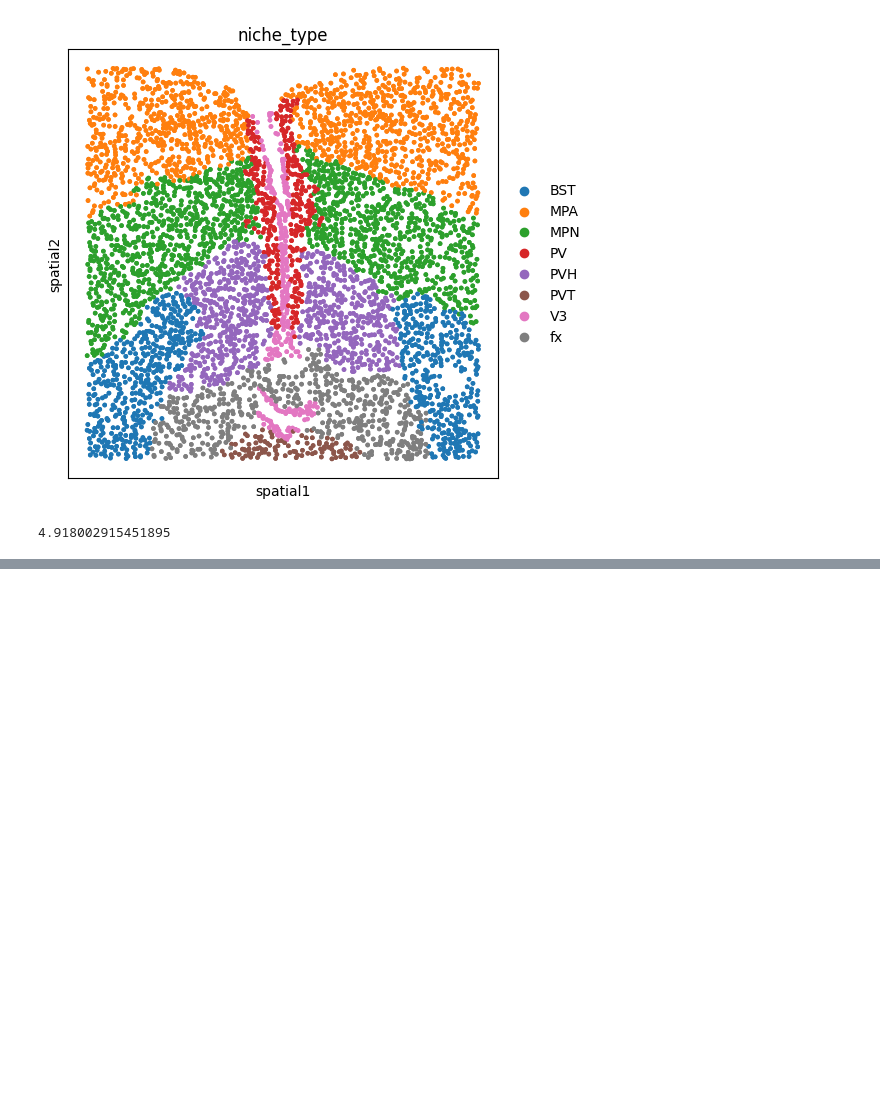
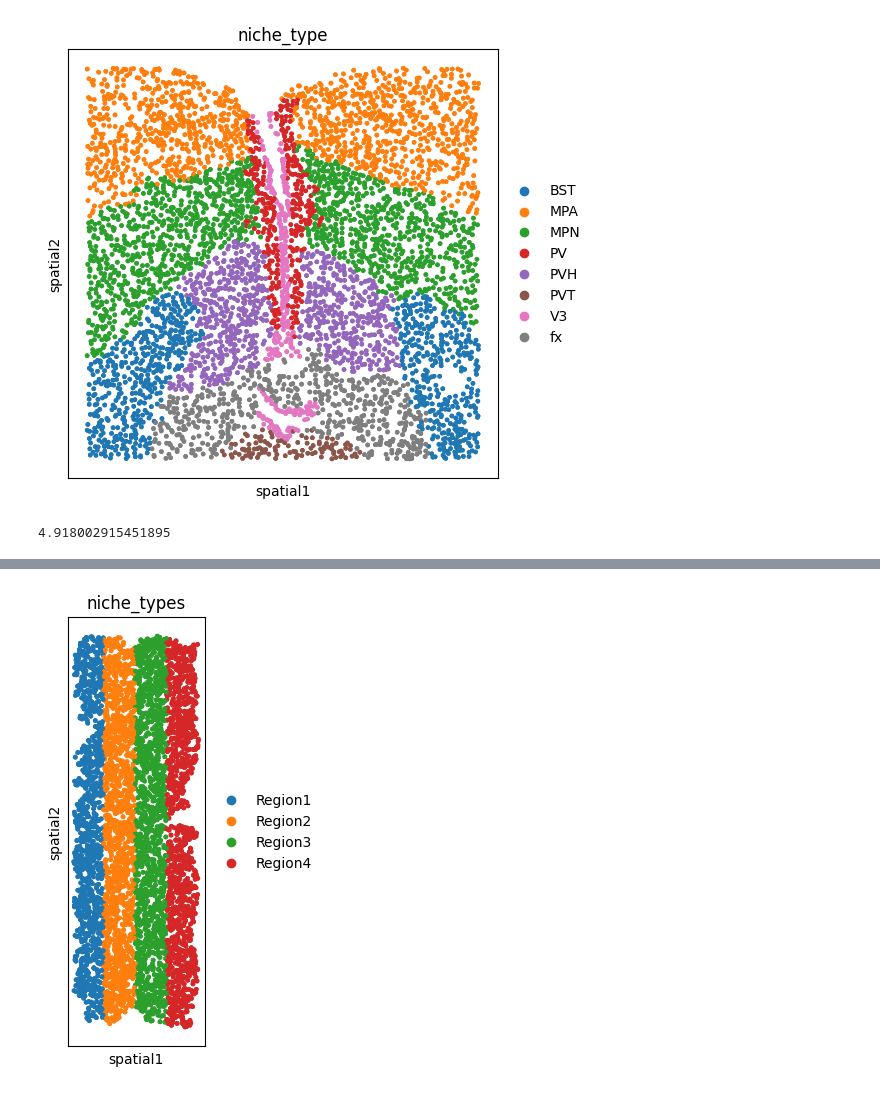
Before and after one commit to Lotfollahi-lab/terra-reproducibility, a Jupyter notebook: analysis/data_preparation.ipynb, the cells around one changed output, grey strips where cells are left out. Saved outputs shown, nothing was run; the diff lists cells and outputs as text; code cells hidden in the pictures; blank space fills up the shorter version.

```diff
--- a/analysis/data_preparation.ipynb
+++ b/analysis/data_preparation.ipynb
@@ -571,0 +742,4 @@ np.mean(adata.obsp["spatial_connectivities"].sum(0))
+# %%
+# Visualize region labels in tissue
+sq.pl.spatial_scatter(adata, color="niche_types", shape=None)
+# %% [output]
@@ -571,0 +747 @@ np.mean(adata.obsp["spatial_connectivities"].sum(0))
+[figure, added]
```
Also changed, not shown: parts of 27 cells of this notebook, 4 other files.
